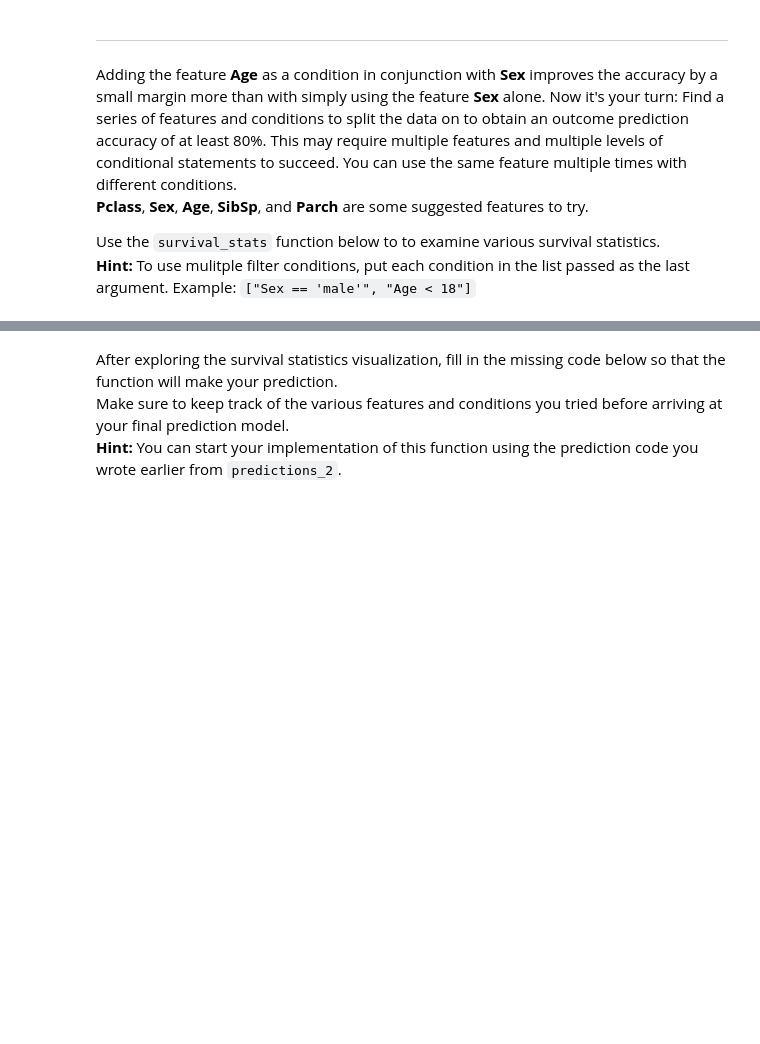
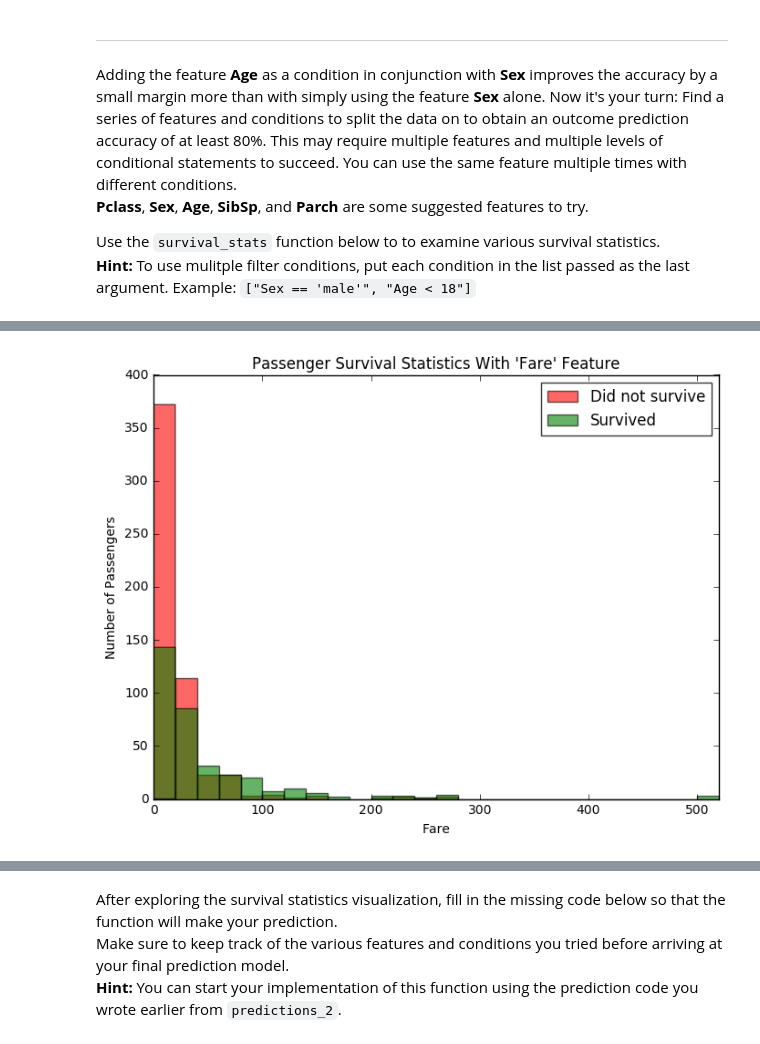
Before and after one commit to cfung/machine-learning, a Jupyter notebook: projects/titanic_survival_exploration/titanic_survival_exploration.ipynb, the cells around one changed output, grey strips where cells are left out. Saved outputs shown, nothing was run; the diff lists cells and outputs as text; code cells hidden in the pictures; blank space fills up the shorter version.

```diff
--- a/projects/titanic_survival_exploration/titanic_survival_exploration.ipynb
+++ b/projects/titanic_survival_exploration/titanic_survival_exploration.ipynb
@@ -218,0 +223,4 @@ Use the `survival_stats` function below to to examine various survival statistic
+# %%
+vs.survival_stats(data, outcomes, 'Fare')
+# %% [output]
+[figure, added]
```
Also changed, not shown: parts of 13 cells of this notebook, 1 other file.
